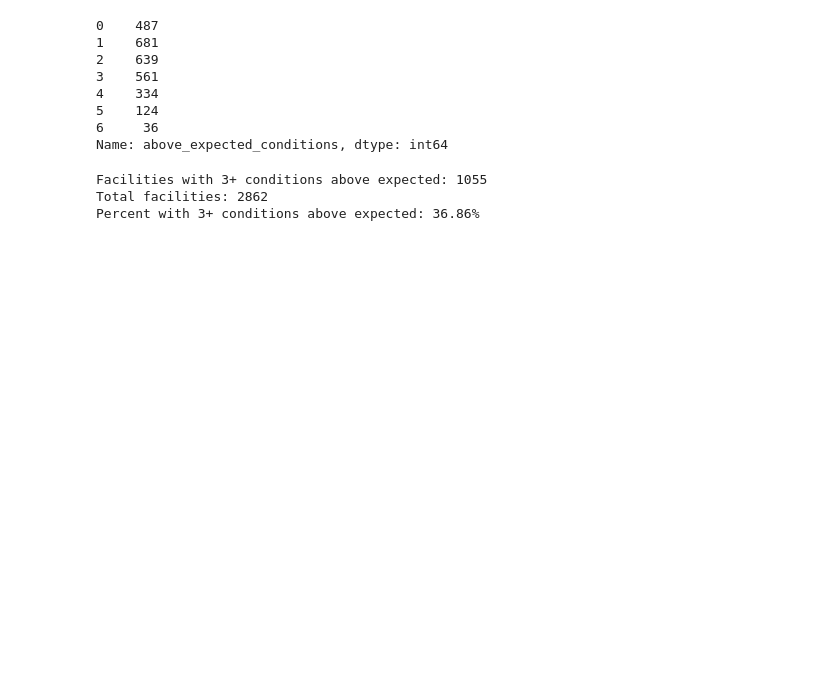
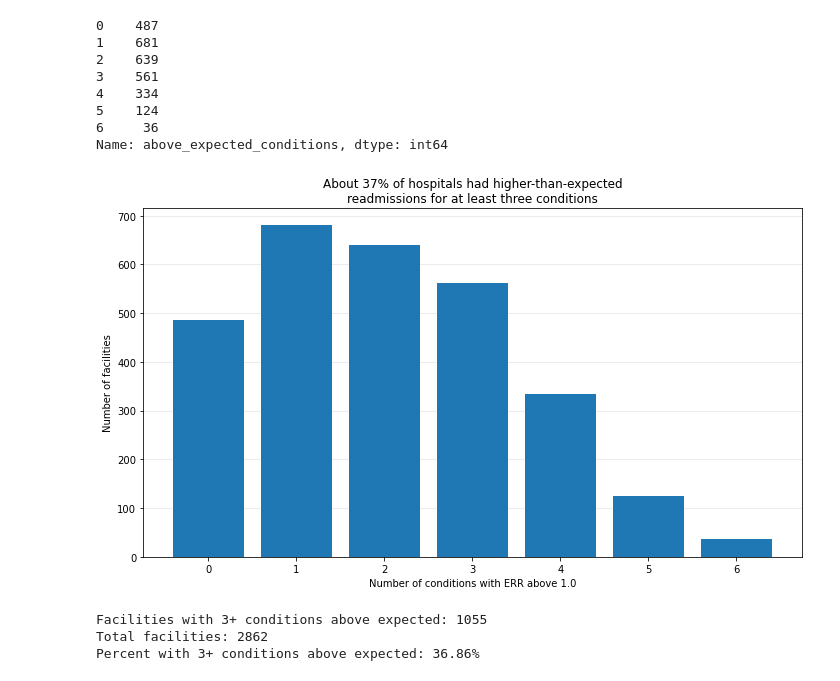
Before and after one commit to juancl33/hospital-readmissions-analysis, a Jupyter notebook: hospital_readmissions_analysis.ipynb, the cells around one changed output. Drawn from its saved outputs; the diff is of its cells as text; code cells hidden in the pictures; blank space fills up the shorter version.

Commit message:
Finalize HRRP analysis, discharge verification, and charts

```diff
--- a/hospital_readmissions_analysis.ipynb
+++ b/hospital_readmissions_analysis.ipynb
@@ -269,6 +364,39 @@ print(facility_distribution)
 5    124
 6     36
 Name: above_expected_conditions, dtype: int64
+# %%
+import matplotlib.pyplot as plt
+
+fig, ax = plt.subplots(figsize=(10, 6), facecolor="white")
+fig.patch.set_alpha(1)
+
+ax.bar(
+    facility_distribution.index,
+    facility_distribution.values
+)
+
+ax.set_title(
+    "About 37% of hospitals had higher-than-expected\n"
+    "readmissions for at least three conditions"
+)
+ax.set_xlabel("Number of conditions with ERR above 1.0")
+ax.set_ylabel("Number of facilities")
+ax.set_xticks(range(7))
+ax.grid(axis="y", alpha=0.3)
+ax.set_axisbelow(True)
+
+fig.tight_layout()
+fig.savefig(
+    "facility_above_expected_distribution.png",
+    dpi=150,
+    bbox_inches="tight",
+    facecolor="white",
+    transparent=False
+)
+
+plt.show()
+# %% [output]
+[figure, added]
 # %%
 facilities_3plus = (
     facility_summary["above_expected_conditions"] >= 3
```
Also changed, not shown: parts of 11 cells of this notebook, 3 other files.
